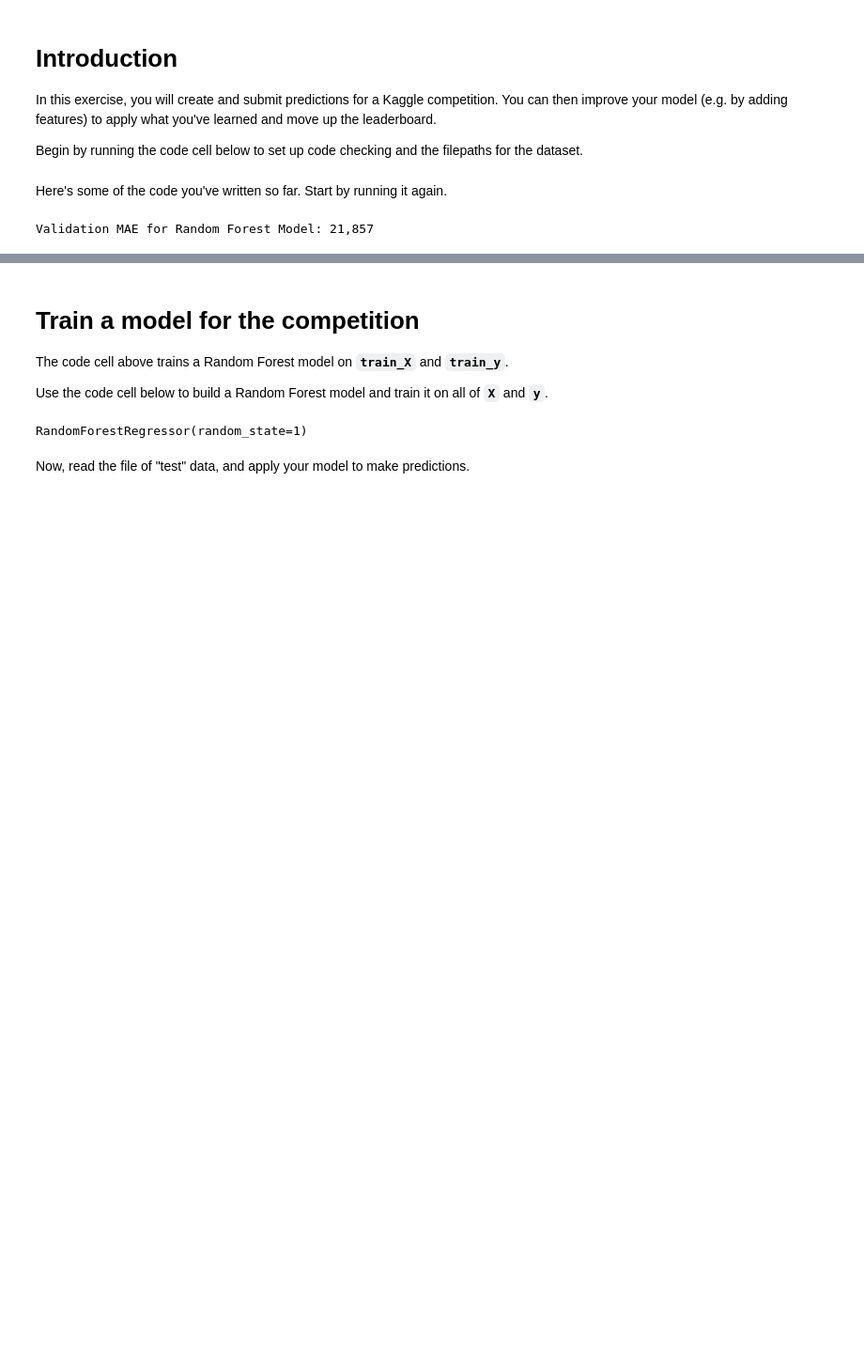
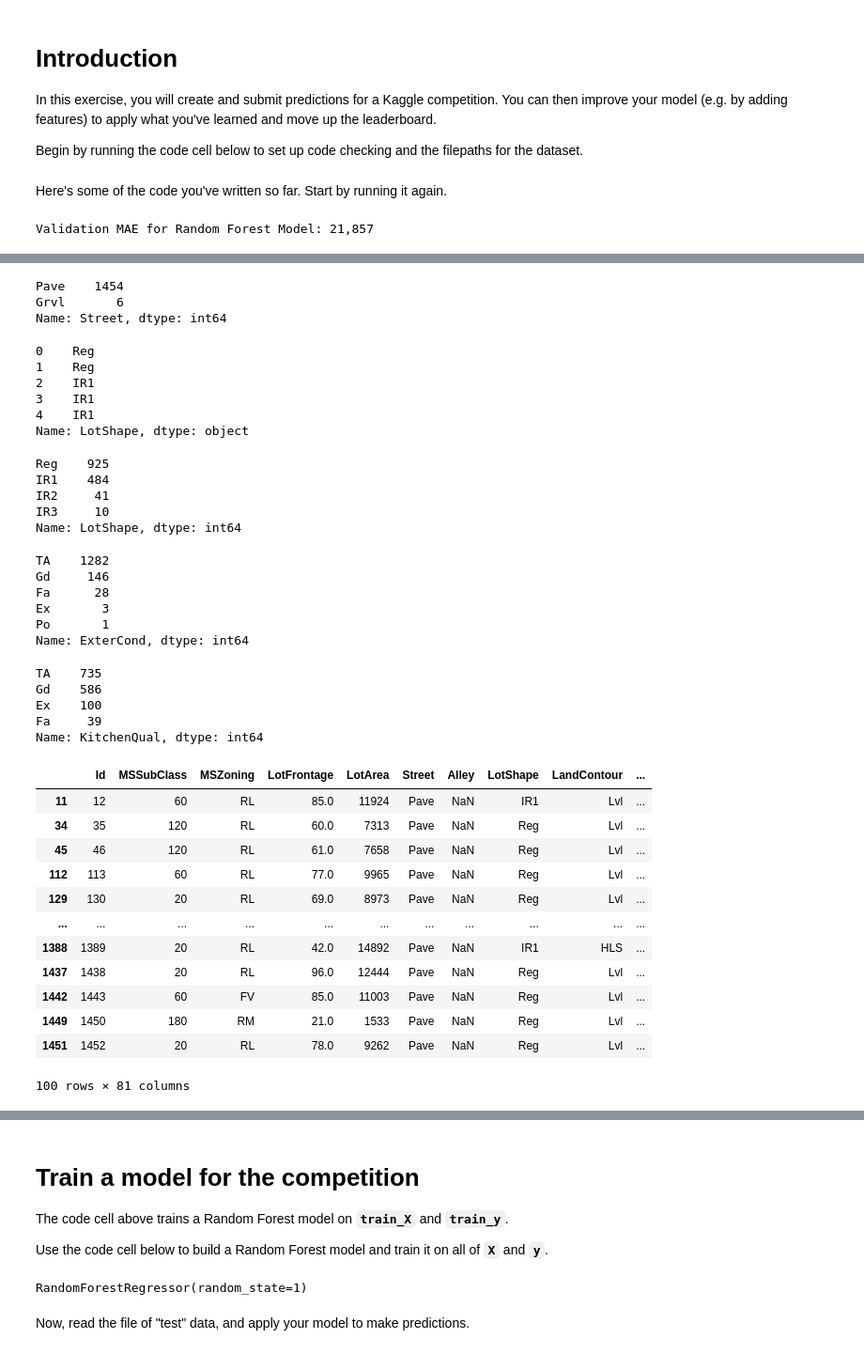
Before and after one commit to fash33/Kaggle-Housing-Prices-Competition, a Jupyter notebook: exercise-machine-learning-competitions.ipynb, the cells around one changed output, grey strips where cells are left out. Shown: that part at 94% size. Drawn from its saved outputs; the diff is of its cells as text; code cells hidden in the pictures; blank space fills up the shorter version.

Commit message:
Explored Dataframe using Pandas

```diff
--- a/exercise-machine-learning-competitions.ipynb
+++ b/exercise-machine-learning-competitions.ipynb
@@ -54,0 +86,56 @@ Validation MAE for Random Forest Model: 21,857
+# %%
+home_data['Street'].value_counts()
+# %% [output]
+Pave    1454
+Grvl       6
+Name: Street, dtype: int64
+# %%
+home_data['LotShape'].head()
+# %% [output]
+0    Reg
+1    Reg
+2    IR1
+3    IR1
+4    IR1
+Name: LotShape, dtype: object
+# %%
+home_data['LotShape'].value_counts()
+# %% [output]
+Reg    925
+IR1    484
+IR2     41
+IR3     10
+Name: LotShape, dtype: int64
+# %%
+home_data['ExterCond'].value_counts()
+# %% [output]
+TA    1282
+Gd     146
+Fa      28
+Ex       3
+Po       1
+Name: ExterCond, dtype: int64
+# %%
+home_data['KitchenQual'].value_counts()
+# %% [output]
+TA    735
+Gd    586
+Ex    100
+Fa     39
+Name: KitchenQual, dtype: int64
+# %%
+home_data.loc[home_data['KitchenQual']=='Ex']
+# %% [output]
+|  | Id | MSSubClass | MSZoning | LotFrontage | LotArea | Street | Alley | LotShape | LandContour | ... |
+| 11 | 12 | 60 | RL | 85.0 | 11924 | Pave | NaN | IR1 | Lvl | ... |
+| 34 | 35 | 120 | RL | 60.0 | 7313 | Pave | NaN | Reg | Lvl | ... |
+| 45 | 46 | 120 | RL | 61.0 | 7658 | Pave | NaN | Reg | Lvl | ... |
+| 112 | 113 | 60 | RL | 77.0 | 9965 | Pave | NaN | Reg | Lvl | ... |
+| 129 | 130 | 20 | RL | 69.0 | 8973 | Pave | NaN | Reg | Lvl | ... |
+| ... | ... | ... | ... | ... | ... | ... | ... | ... | ... | ... |
+| 1388 | 1389 | 20 | RL | 42.0 | 14892 | Pave | NaN | IR1 | HLS | ... |
+| 1437 | 1438 | 20 | RL | 96.0 | 12444 | Pave | NaN | Reg | Lvl | ... |
+| 1442 | 1443 | 60 | FV | 85.0 | 11003 | Pave | NaN | Reg | Lvl | ... |
+| 1449 | 1450 | 180 | RM | 21.0 | 1533 | Pave | NaN | Reg | Lvl | ... |
+| 1451 | 1452 | 20 | RL | 78.0 | 9262 | Pave | NaN | Reg | Lvl | ... |
+100 rows × 81 columns
```
Also changed, not shown: parts of 13 cells of this notebook.
